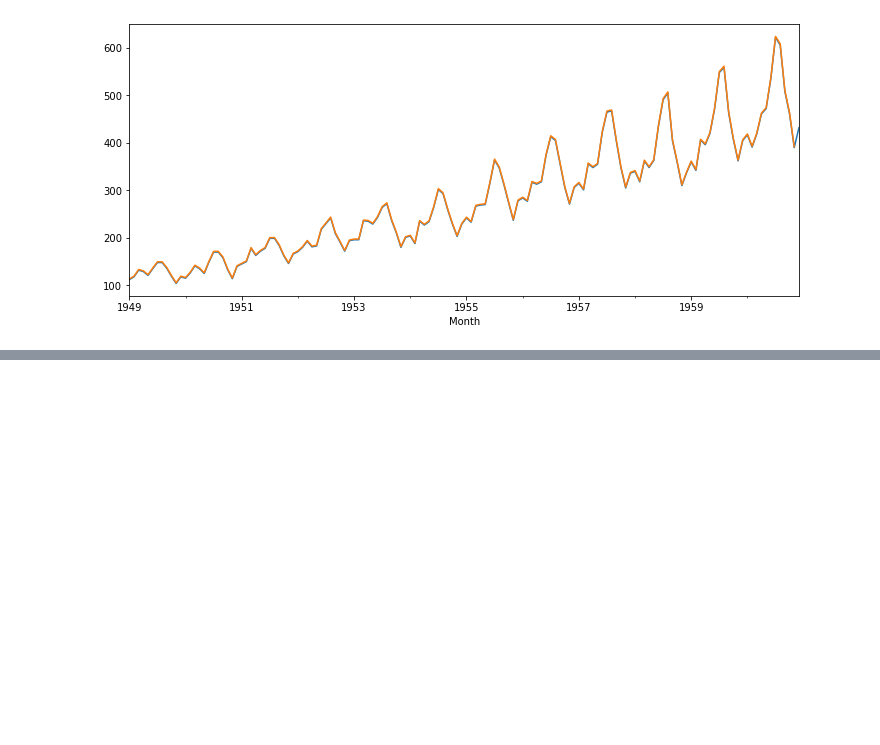
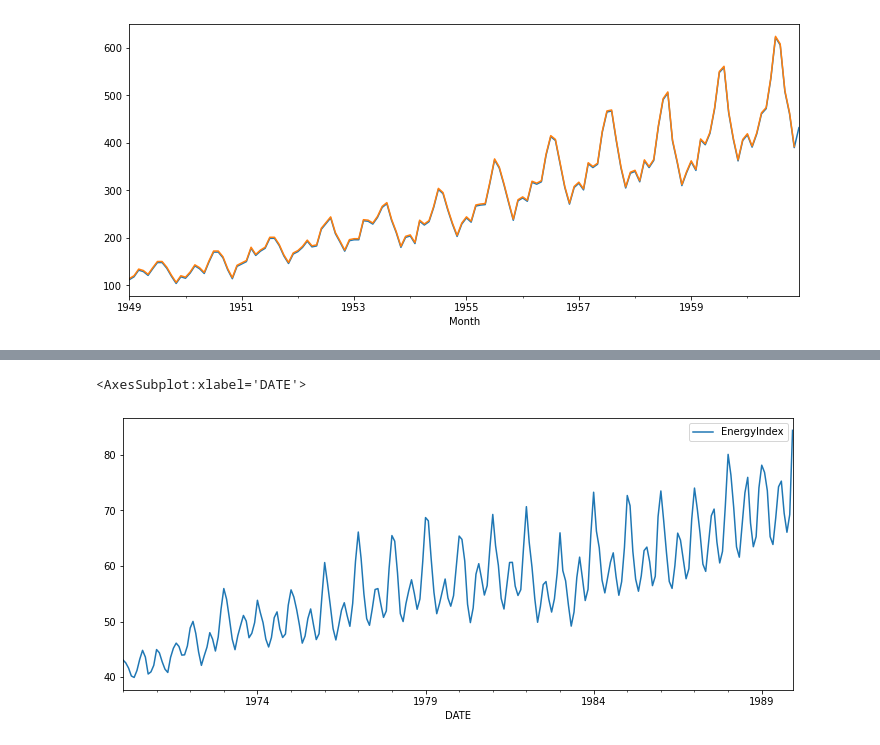
Before and after one commit to B2BDA/TIme_Series_SARIMA_Sales, a Jupyter notebook: Time_Series_Forecasting_Python.ipynb, the cells around one changed output, grey strips where cells are left out. Saved outputs shown, nothing was run; the diff lists cells and outputs as text; code cells hidden in the pictures; blank space fills up the shorter version.

```diff
--- a/Time_Series_Forecasting_Python.ipynb
+++ b/Time_Series_Forecasting_Python.ipynb
@@ -759,0 +782,2 @@ model.plot()
+# %%
+df = pd.read_csv(r"E:\Course\Python for Time Series Data Analysis\01. Introduction\UDEMY_TSA_FINAL\Data\EnergyProduction.csv", parse_dates=['DATE'], index_col=['DATE'])
@@ -759,0 +801,2 @@ model.plot()
+# %%
+df.index.freq = 'MS'
@@ -759,0 +814,5 @@ model.plot()
+# %%
+df.plot()
+# %% [output]
+<AxesSubplot:xlabel='DATE'>
+[figure, added]
```
Also changed, not shown: parts of 20 cells of this notebook.
